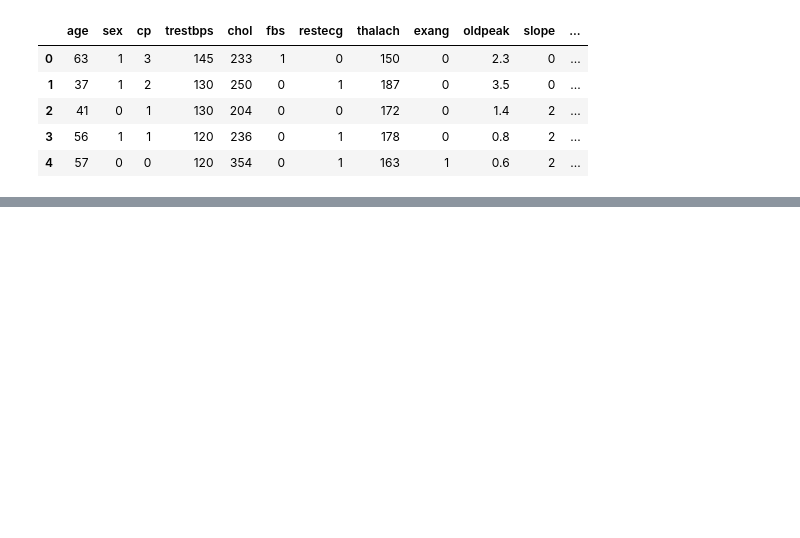
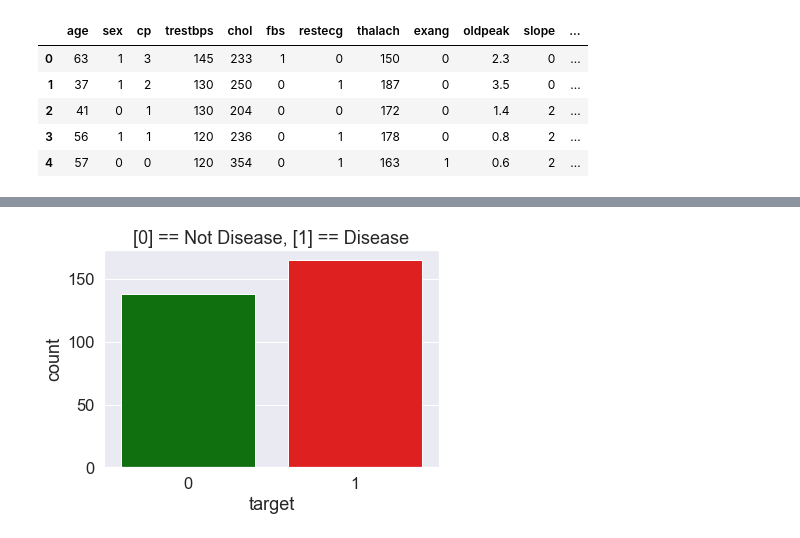
Before and after one commit to Fahim-Ahmed-Ratul/Heart-Disease-Prediction-Using-Machine-Learning-Algorithm-Id3-Built-In-, a Jupyter notebook: Id3.ipynb, the cells around one changed output, grey strips where cells are left out. Cells and saved outputs as stored; diff of their text form; code cells hidden in the pictures; blank space fills up the shorter version.

```diff
--- a/Id3.ipynb
+++ b/Id3.ipynb
@@ -38,0 +79,6 @@ clf = clf.fit(X_train,Y_train)
+# %%
+sns.countplot(df.target, palette=['green', 'red'])
+plt.title("[0] == Not Disease, [1] == Disease")
+plt.savefig("Target.png",bbox_inches="tight",pad_inches=2)
+# %% [output]
+[figure, added]
```
Also changed, not shown: parts of 16 cells of this notebook, 7 other files.
